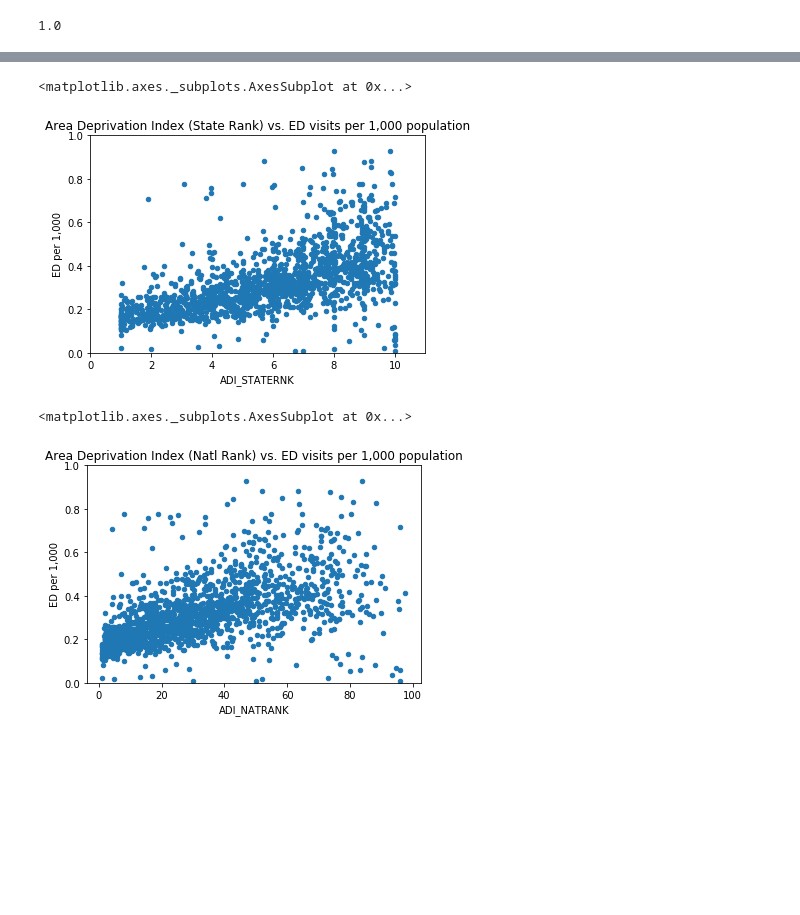
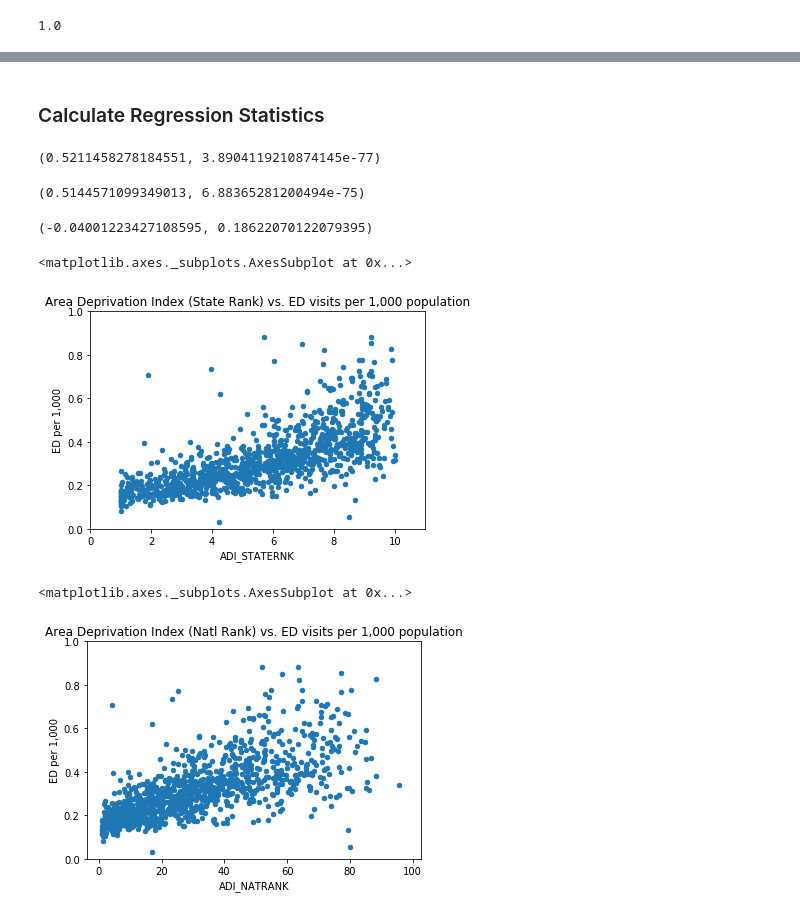
Before and after one commit to velasquezg1/ED_Visits_Cannabis, a Jupyter notebook: ED_Visit_Data_Munging.ipynb, the cells around one changed output, grey strips where cells are left out. Drawn from its saved outputs; the diff is of its cells as text; code cells hidden in the pictures; blank space fills up the shorter version.

Commit message:
updated notebook with combined data sets & initial regression stats

```diff
--- a/ED_Visit_Data_Munging.ipynb
+++ b/ED_Visit_Data_Munging.ipynb
@@ -117,11 +146,11 @@ drug_metrics_2016_df.head()
 # %%
-combo1_df = ca_census_pd.merge(ed_visits_by_zip_tmp6, left_on='Zip', right_on='pzip', how='outer')
+combo1_df = ca_census_df.merge(ca_hosp_2016_df, left_on='Zip', right_on='pzip', how='outer')
 
 # Add Ambulatory Surgery (AS), Emergency Dept (ED), Inpatient (discharges) and Inpatient from ED utilization rates per 1,000 pop
-combo1_df['AS per 1,000'] = combo1_df['AS Only'] / combo_df['2016_Census_Pop_Est']
-combo1_df['ED per 1,000'] = combo1_df['ED Only'] / combo_df['2016_Census_Pop_Est']
-combo1_df['IP per 1,000'] = combo1_df['Inpatient'] / combo_df['2016_Census_Pop_Est']
-combo1_df['IP via ED per 1,000'] = combo1_df['Inpatient from ED'] / combo_df['2016_Census_Pop_Est']
+combo1_df['AS per 1,000'] = combo1_df['AS Only'] / combo1_df['2016_Census_Pop_Est']
+combo1_df['ED per 1,000'] = combo1_df['ED Only'] / combo1_df['2016_Census_Pop_Est']
+combo1_df['IP per 1,000'] = combo1_df['Inpatient'] / combo1_df['2016_Census_Pop_Est']
+combo1_df['IP via ED per 1,000'] = combo1_df['Inpatient from ED'] / combo1_df['2016_Census_Pop_Est']
 
 combo1_df.head()
 
@@ -145,0 +161,14 @@ combo3_df.head()
+# %%
+# Merge all relevant data sets
+combo2_df = combo1_df.merge(rx_data_df, on='Zip', how='outer')
+
+# Calculate drug utilization ratios per 1,000 population
+combo2_df['C2 per 1,000'] = combo2_df['C2']/combo2_df['2016_Census_Pop_Est']
+combo2_df['C3 per 1,000'] = combo2_df['C3']/combo2_df['2016_Census_Pop_Est']
+combo2_df['C4 per 1,000'] = combo2_df['C4']/combo2_df['2016_Census_Pop_Est']
+combo2_df['C2-C4 per 1,000'] = combo2_df['C2-C4']/combo2_df['2016_Census_Pop_Est']
+combo2_df['Tot Rx per 1,000'] = combo2_df['Rx_count_Dis']/combo2_df['2016_Census_Pop_Est']
+
+
+combo3_df = combo2_df.merge(ca_adi_df, on='Zip', how='outer')
+combo3_df.count()
@@ -146,10 +193,47 @@ combo3_df.head()
+# %%
+# Remove duplicate columns
+combo4_df = combo3_df[['Zip','County','State','year','2016_Census_Pop_Est','AS Only','ED Only', \
+                       'Inpatient','Inpatient from ED','AS per 1,000','ED per 1,000','IP per 1,000', \
+                       'IP via ED per 1,000','Rx_count_Dis','C2','C3','C4','C2-C4','Pct_C2','Pct_C2-C4', \
+                       'C2 per 1,000','C3 per 1,000','C4 per 1,000','C2-C4 per 1,000','Tot Rx per 1,000', \
+                       'ADI_STATERNK','ADI_NATRANK']]
+
+# Clean null and infinite values from data
+combo5_df = combo4_df.replace([np.inf, -np.inf], np.nan)
+combo6_df = combo5_df.dropna(axis=0)
+combo6_df.count()
+
+combo6_df.to_csv(f"Combined_Hosp_Drug_Util.csv", encoding='utf-8')
+# %% [markdown]
+###  Calculate Regression Statistics
+# %%
+ind_var1 = list(combo6_df['ADI_STATERNK'])
+dep_var1 = list(combo6_df['ED per 1,000'])
+
+stats.pearsonr(ind_var1, dep_var1)
+# %% [output]
+(0.5211458278184551, 3.8904119210874145e-77)
+# %%
+ind_var2 = list(combo6_df['ADI_NATRANK'])
+dep_var1 = list(combo6_df['ED per 1,000'])
+
+stats.pearsonr(ind_var2, dep_var1)
+# %% [output]
+(0.5144571099349013, 6.88365281200494e-75)
+# %%
+ind_var2 = list(combo6_df['ADI_NATRANK'])
+dep_var2 = list(combo6_df['C2 per 1,000'])
+
+stats.pearsonr(ind_var2, dep_var2)
+# %% [output]
+(-0.04001223427108595, 0.18622070122079395)
 # %%
-combo3_df.plot(x='ADI_STATERNK', y='ED per 1,000', kind='scatter', xlim=(0,11), ylim=(0,1), title='Area Deprivation Index (State Rank) vs. ED visits per 1,000 population')
+combo6_df.plot(x='ADI_STATERNK', y='ED per 1,000', kind='scatter', xlim=(0,11), ylim=(0,1), title='Area Deprivation Index (State Rank) vs. ED visits per 1,000 population')
 # %% [output]
 <matplotlib.axes._subplots.AxesSubplot at 0x...>
-[figure, old version]
+[figure, new version]
 # %%
-combo3_df.plot(x='ADI_NATRANK', y='ED per 1,000', kind='scatter', ylim=(0,1), title='Area Deprivation Index (Natl Rank) vs. ED visits per 1,000 population')
+combo6_df.plot(x='ADI_NATRANK', y='ED per 1,000', kind='scatter', ylim=(0,1), title='Area Deprivation Index (Natl Rank) vs. ED visits per 1,000 population')
 # %% [output]
 <matplotlib.axes._subplots.AxesSubplot at 0x...>
-[figure, old version]
+[figure, new version]
```
Also changed, not shown: parts of 9 cells of this notebook.
